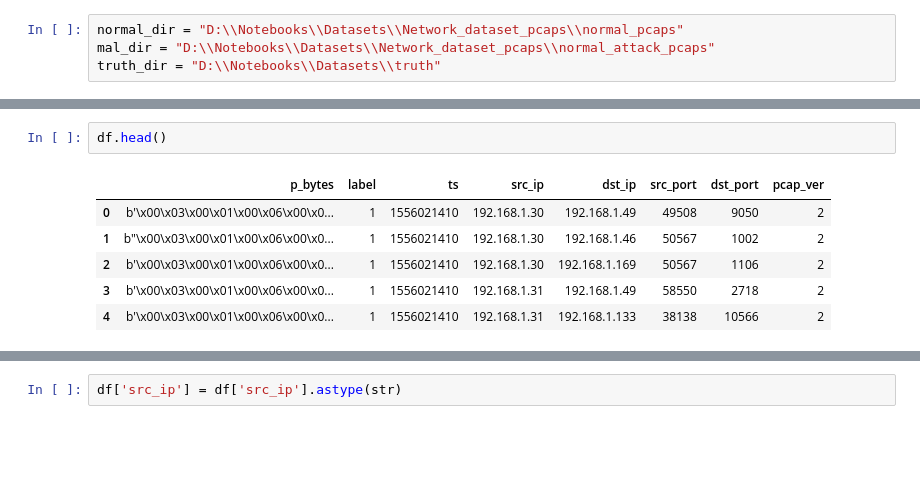
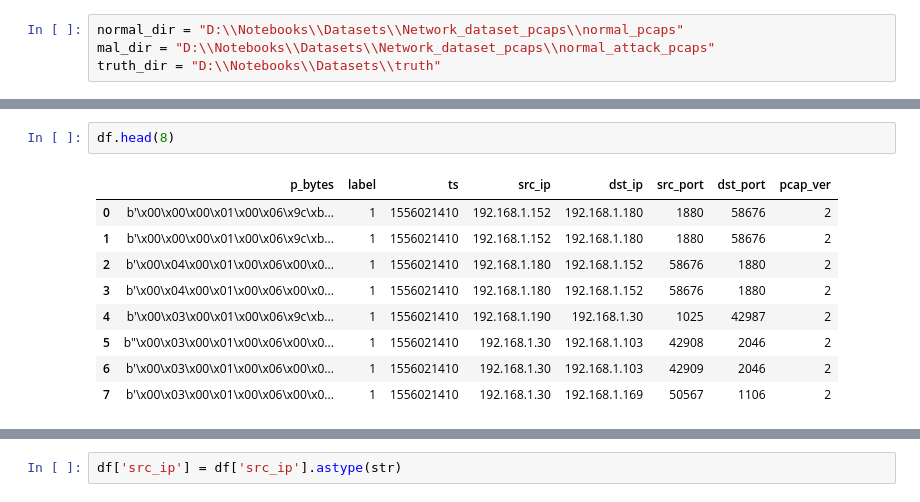
Before and after one commit to 8ethan/DS400-Capstone, a Jupyter notebook: main/df_creation.ipynb, the cells around one changed output, grey strips where cells are left out. Drawn from its saved outputs; the diff is of its cells as text; blank space fills up the shorter version.

```diff
--- a/main/df_creation.ipynb
+++ b/main/df_creation.ipynb
@@ -35,12 +43,15 @@ Using v2.4
 Using v2.4
 Using v2.4
 Using v1.0
-# %%
-df.head()
-# %% [output]
-|  | p_bytes | label | ts | src_ip | dst_ip | src_port | dst_port | pcap_ver |
-| 0 | b'\x00\x03\x00\x01\x00\x06\x00\x0... | 1 | 1556021410 | 192.168.1.30 | 192.168.1.49 | 49508 | 9050 | 2 |
-| 1 | b"\x00\x03\x00\x01\x00\x06\x00\x0... | 1 | 1556021410 | 192.168.1.30 | 192.168.1.46 | 50567 | 1002 | 2 |
-| 2 | b'\x00\x03\x00\x01\x00\x06\x00\x0... | 1 | 1556021410 | 192.168.1.30 | 192.168.1.169 | 50567 | 1106 | 2 |
-| 3 | b'\x00\x03\x00\x01\x00\x06\x00\x0... | 1 | 1556021410 | 192.168.1.31 | 192.168.1.49 | 58550 | 2718 | 2 |
-| 4 | b'\x00\x03\x00\x01\x00\x06\x00\x0... | 1 | 1556021410 | 192.168.1.31 | 192.168.1.133 | 38138 | 10566 | 2 |
+# %%
+df.head(8)
+# %% [output]
+|  | p_bytes | label | ts | src_ip | dst_ip | src_port | dst_port | pcap_ver |
+| 0 | b'\x00\x00\x00\x01\x00\x06\x9c\xb... | 1 | 1556021410 | 192.168.1.152 | 192.168.1.180 | 1880 | 58676 | 2 |
+| 1 | b'\x00\x00\x00\x01\x00\x06\x9c\xb... | 1 | 1556021410 | 192.168.1.152 | 192.168.1.180 | 1880 | 58676 | 2 |
+| 2 | b'\x00\x04\x00\x01\x00\x06\x00\x0... | 1 | 1556021410 | 192.168.1.180 | 192.168.1.152 | 58676 | 1880 | 2 |
+| 3 | b'\x00\x04\x00\x01\x00\x06\x00\x0... | 1 | 1556021410 | 192.168.1.180 | 192.168.1.152 | 58676 | 1880 | 2 |
+| 4 | b'\x00\x03\x00\x01\x00\x06\x9c\xb... | 1 | 1556021410 | 192.168.1.190 | 192.168.1.30 | 1025 | 42987 | 2 |
+| 5 | b"\x00\x03\x00\x01\x00\x06\x00\x0... | 1 | 1556021410 | 192.168.1.30 | 192.168.1.103 | 42908 | 2046 | 2 |
+| 6 | b'\x00\x03\x00\x01\x00\x06\x00\x0... | 1 | 1556021410 | 192.168.1.30 | 192.168.1.103 | 42909 | 2046 | 2 |
+| 7 | b'\x00\x03\x00\x01\x00\x06\x00\x0... | 1 | 1556021410 | 192.168.1.30 | 192.168.1.169 | 50567 | 1106 | 2 |
```
Also changed, not shown: parts of 17 cells of this notebook.
